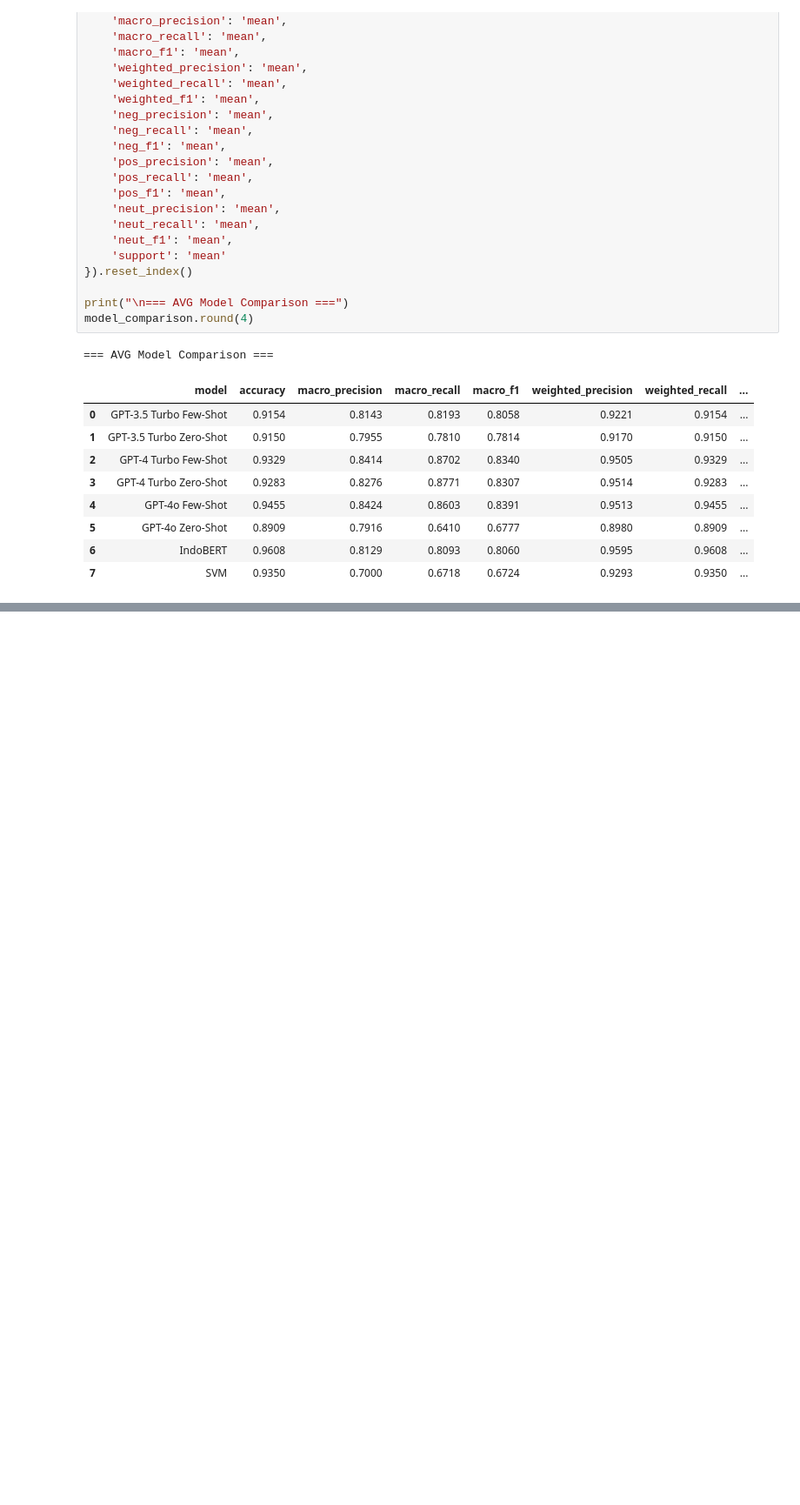
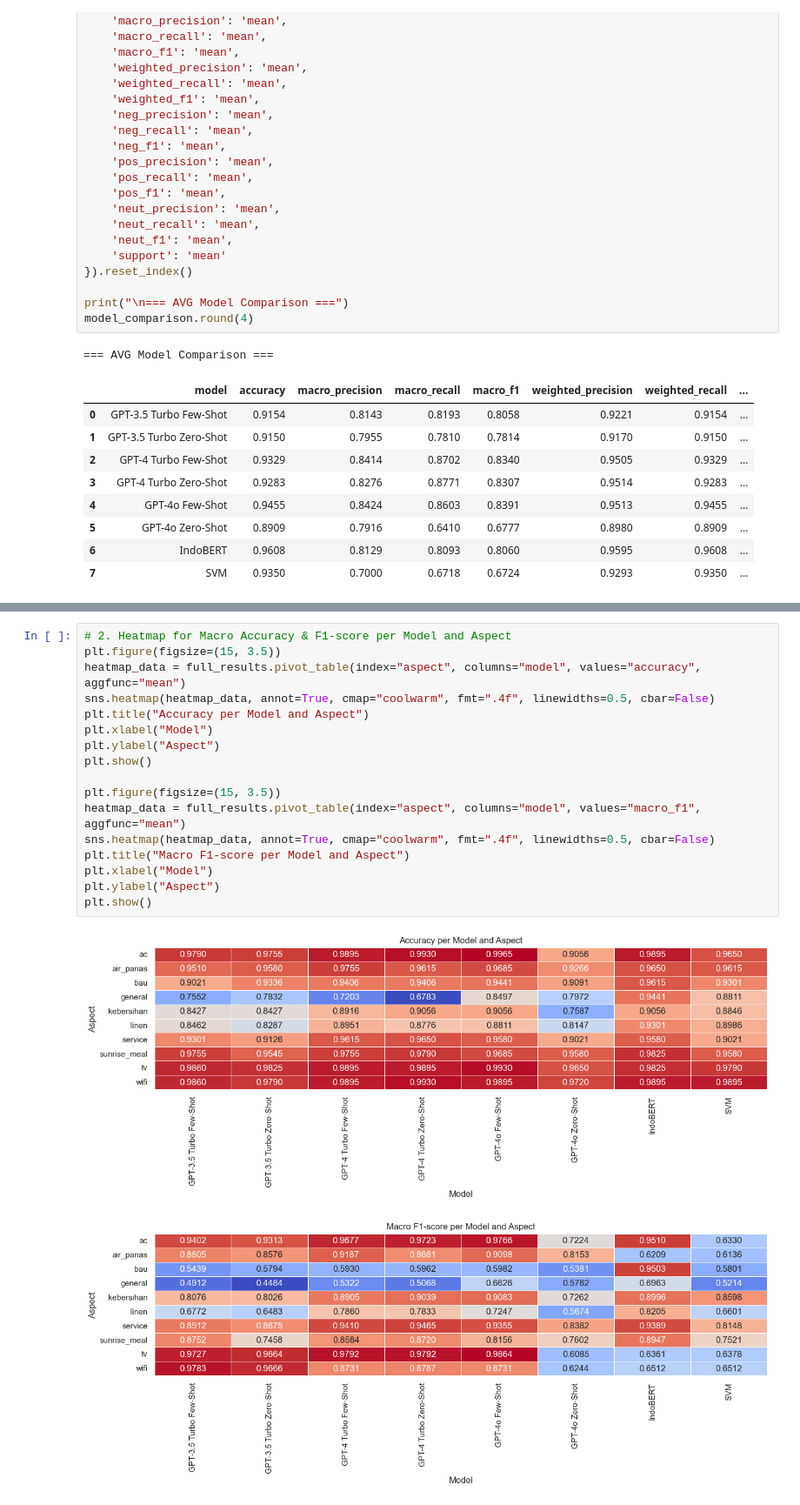
Before and after one commit to chells990/ABSA-Indonesia-Hotel-Reviews, a Jupyter notebook: notebook/eval.ipynb, the cells around one changed output, grey strips where cells are left out. Shown at 87% size. Saved outputs shown, nothing was run; the diff lists cells and outputs as text; blank space fills up the shorter version.

```diff
--- a/notebook/eval.ipynb
+++ b/notebook/eval.ipynb
@@ -154,0 +144,20 @@ aspect_performance.round(4)
+# %%
+# 2. Heatmap for Macro Accuracy & F1-score per Model and Aspect
+plt.figure(figsize=(15, 3.5))
+heatmap_data = full_results.pivot_table(index="aspect", columns="model", values="accuracy", aggfunc="mean")
+sns.heatmap(heatmap_data, annot=True, cmap="coolwarm", fmt=".4f", linewidths=0.5, cbar=False)
+plt.title("Accuracy per Model and Aspect")
+plt.xlabel("Model")
+plt.ylabel("Aspect")
+plt.show()
+
+plt.figure(figsize=(15, 3.5))
+heatmap_data = full_results.pivot_table(index="aspect", columns="model", values="macro_f1", aggfunc="mean")
+sns.heatmap(heatmap_data, annot=True, cmap="coolwarm", fmt=".4f", linewidths=0.5, cbar=False)
+plt.title("Macro F1-score per Model and Aspect")
+plt.xlabel("Model")
+plt.ylabel("Aspect")
+plt.show()
+# %% [output]
+[figure, added]
+[figure, added]
```
Also changed, not shown: parts of 9 cells of this notebook.
